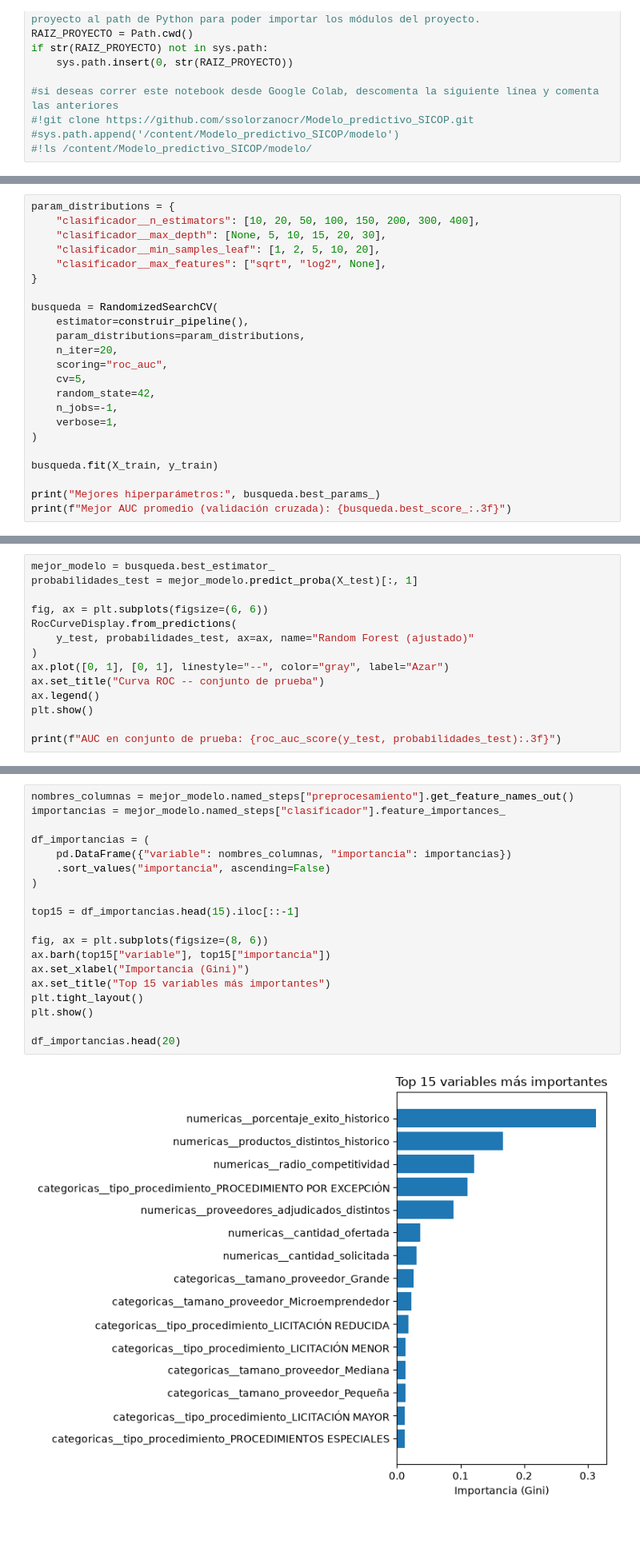
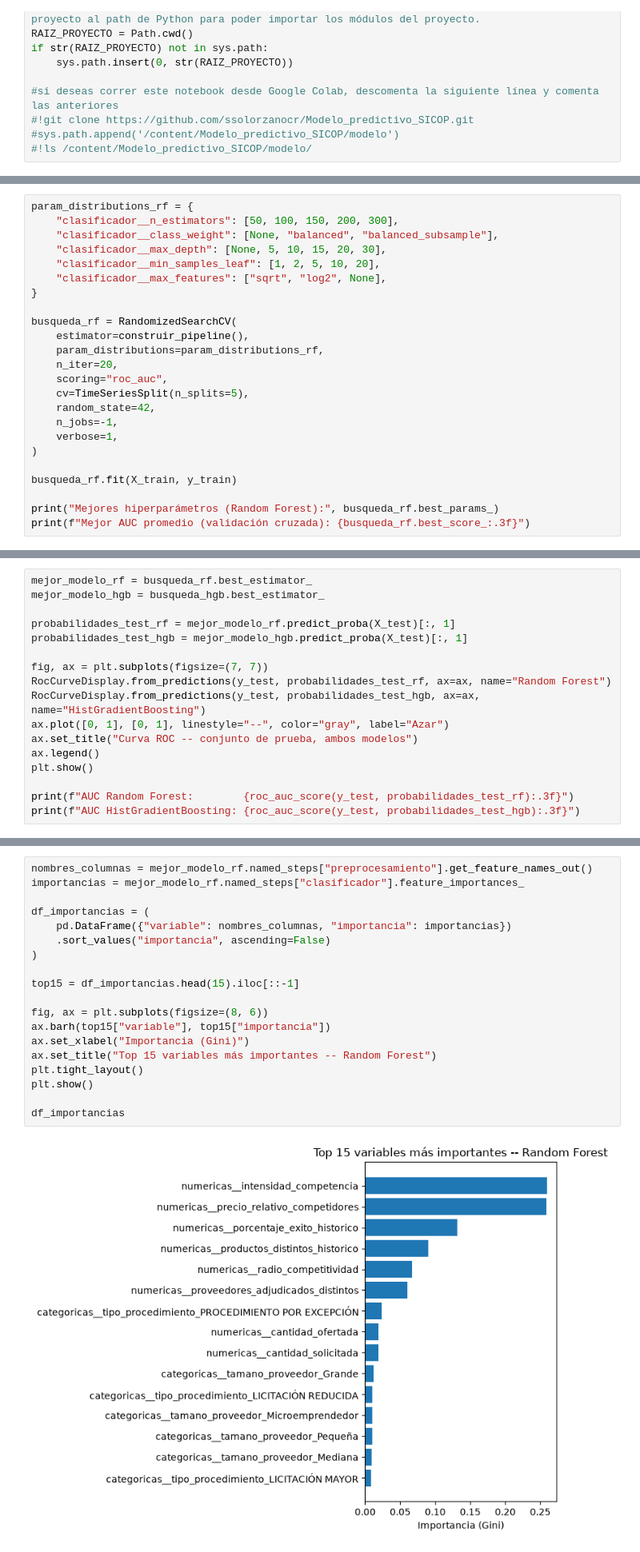
Before and after one commit to ssolorzanocr/Modelo_predictivo_SICOP, a Jupyter notebook: Evaluacion_modelo.ipynb, the cells around one changed output, grey strips where cells are left out. Shown at 80% size. Drawn from its saved outputs; the diff is of its cells as text; blank space fills up the shorter version.

Commit message:
Updated to best RF hyper parameters

```diff
--- a/Evaluacion_modelo.ipynb
+++ b/Evaluacion_modelo.ipynb
@@ -692,25 +621,26 @@ que ya viene armado en `construir_pipeline()`.
 # %%
-param_distributions = {
-    "clasificador__n_estimators": [10, 20, 50, 100, 150, 200, 300, 400],
+param_distributions_rf = {
+    "clasificador__n_estimators": [50, 100, 150, 200, 300],
+    "clasificador__class_weight": [None, "balanced", "balanced_subsample"],
     "clasificador__max_depth": [None, 5, 10, 15, 20, 30],
     "clasificador__min_samples_leaf": [1, 2, 5, 10, 20],
     "clasificador__max_features": ["sqrt", "log2", None],
 }
 
-busqueda = RandomizedSearchCV(
+busqueda_rf = RandomizedSearchCV(
     estimator=construir_pipeline(),
-    param_distributions=param_distributions,
+    param_distributions=param_distributions_rf,
     n_iter=20,
     scoring="roc_auc",
-    cv=5,
+    cv=TimeSeriesSplit(n_splits=5),
     random_state=42,
     n_jobs=-1,
     verbose=1,
 )
 
-busqueda.fit(X_train, y_train)
+busqueda_rf.fit(X_train, y_train)
 
-print("Mejores hiperparámetros:", busqueda.best_params_)
-print(f"Mejor AUC promedio (validación cruzada): {busqueda.best_score_:.3f}")
+print("Mejores hiperparámetros (Random Forest):", busqueda_rf.best_params_)
+print(f"Mejor AUC promedio (validación cruzada): {busqueda_rf.best_score_:.3f}")
 # %% [output]
 Fitting 5 folds for each of 20 candidates, totalling 100 fits
@@ -771,15 +763,18 @@ internamente sobre todo `X_train`, se evalúa sobre el conjunto de **prueba**
 # %%
-mejor_modelo = busqueda.best_estimator_
-probabilidades_test = mejor_modelo.predict_proba(X_test)[:, 1]
+mejor_modelo_rf = busqueda_rf.best_estimator_
+mejor_modelo_hgb = busqueda_hgb.best_estimator_
 
-fig, ax = plt.subplots(figsize=(6, 6))
-RocCurveDisplay.from_predictions(
-    y_test, probabilidades_test, ax=ax, name="Random Forest (ajustado)"
-)
+probabilidades_test_rf = mejor_modelo_rf.predict_proba(X_test)[:, 1]
+probabilidades_test_hgb = mejor_modelo_hgb.predict_proba(X_test)[:, 1]
+
+fig, ax = plt.subplots(figsize=(7, 7))
+RocCurveDisplay.from_predictions(y_test, probabilidades_test_rf, ax=ax, name="Random Forest")
+RocCurveDisplay.from_predictions(y_test, probabilidades_test_hgb, ax=ax, name="HistGradientBoosting")
 ax.plot([0, 1], [0, 1], linestyle="--", color="gray", label="Azar")
-ax.set_title("Curva ROC -- conjunto de prueba")
+ax.set_title("Curva ROC -- conjunto de prueba, ambos modelos")
 ax.legend()
 plt.show()
 
-print(f"AUC en conjunto de prueba: {roc_auc_score(y_test, probabilidades_test):.3f}")
+print(f"AUC Random Forest:        {roc_auc_score(y_test, probabilidades_test_rf):.3f}")
+print(f"AUC HistGradientBoosting: {roc_auc_score(y_test, probabilidades_test_hgb):.3f}")
 # %% [output]
@@ -850,22 +863,22 @@ Cuáles de las nuevas variables (`tamano_proveedor`, `segmento`,
 # %%
-nombres_columnas = mejor_modelo.named_steps["preprocesamiento"].get_feature_names_out()
-importancias = mejor_modelo.named_steps["clasificador"].feature_importances_
+nombres_columnas = mejor_modelo_rf.named_steps["preprocesamiento"].get_feature_names_out()
+importancias = mejor_modelo_rf.named_steps["clasificador"].feature_importances_
 
 df_importancias = (
     pd.DataFrame({"variable": nombres_columnas, "importancia": importancias})
     .sort_values("importancia", ascending=False)
 )
 
 top15 = df_importancias.head(15).iloc[::-1]
 
 fig, ax = plt.subplots(figsize=(8, 6))
 ax.barh(top15["variable"], top15["importancia"])
 ax.set_xlabel("Importancia (Gini)")
-ax.set_title("Top 15 variables más importantes")
+ax.set_title("Top 15 variables más importantes -- Random Forest")
 plt.tight_layout()
 plt.show()
 
-df_importancias.head(20)
+df_importancias
 # %% [output]
-[figure, old version]
+[figure, new version]
 |  | variable | importancia |
```
Also changed, not shown: parts of 54 cells of this notebook, 1 other file.
